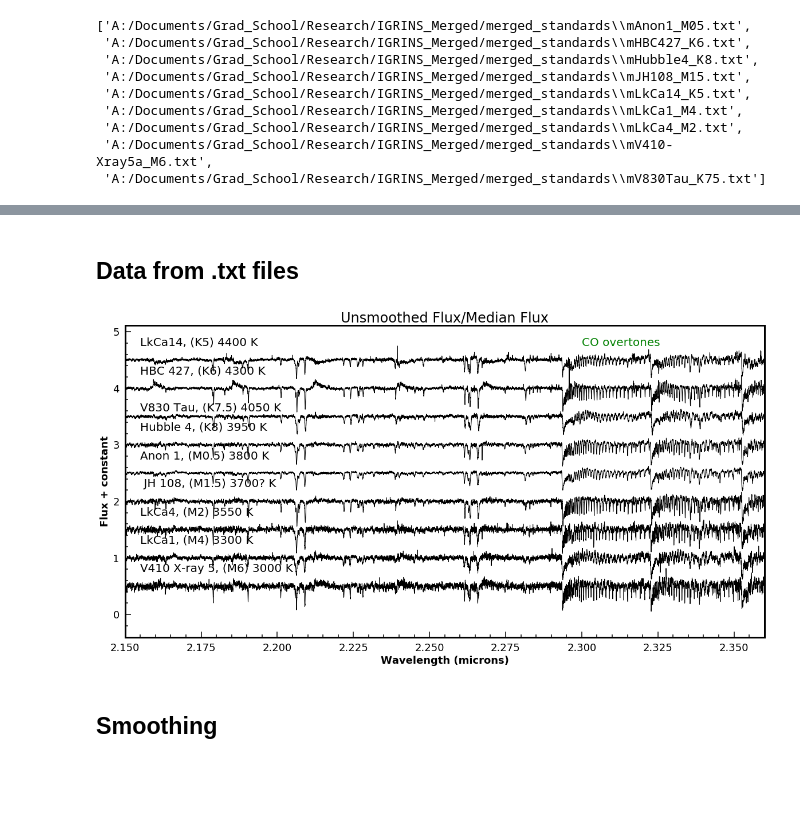
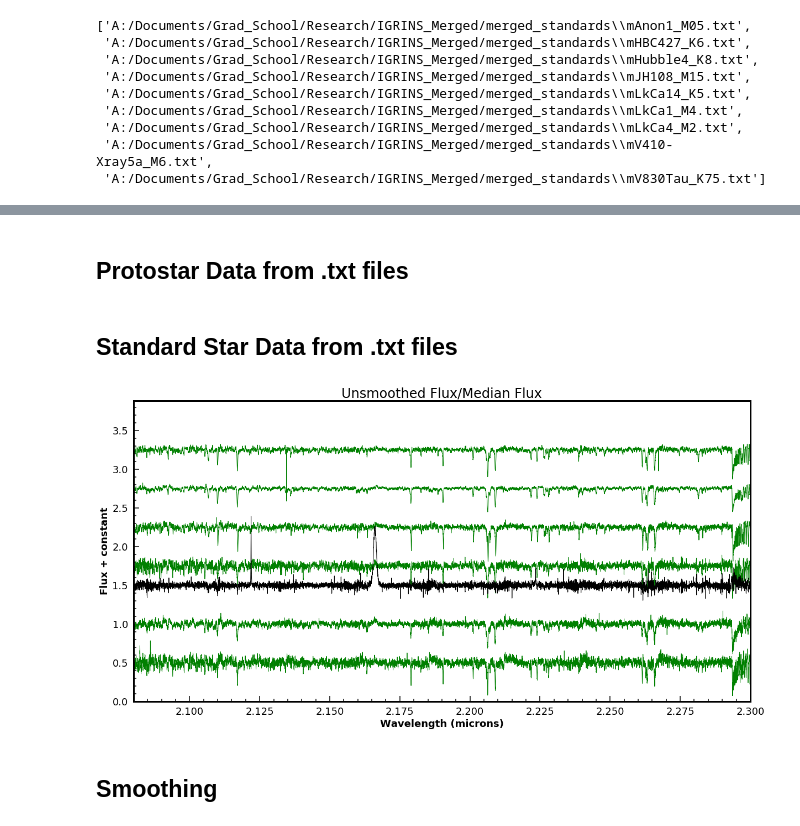
Before and after one commit to SavOliveira/IGRINS-Spectra, a Jupyter notebook: merged_standards_igrins.ipynb, the cells around one changed output, grey strips where cells are left out. Drawn from its saved outputs; the diff is of its cells as text; code cells hidden in the pictures; blank space fills up the shorter version.

```diff
--- a/merged_standards_igrins.ipynb
+++ b/merged_standards_igrins.ipynb
@@ -32,8 +32,10 @@ plt.rcParams['figure.titlesize'] = 20
 plt.rcParams['axes.labelweight']='bold'
 plt.rcParams['axes.linewidth'] = 3
 plt.rcParams['xtick.major.size'] = 7
+plt.rcParams['xtick.minor.visible'] = True
 plt.rcParams['xtick.minor.size'] = 5
 plt.rcParams['ytick.major.size'] = 7
+plt.rcParams['xtick.minor.visible'] = True
 plt.rcParams['ytick.minor.size'] = 5
 plt.rcParams['ytick.direction'] = 'in'
 plt.rcParams['xtick.direction'] = 'in'
@@ -46,3 +48,6 @@ fig_path = "A:/Documents/Grad_School/IGRINS-Spectra/IGRINS_figs/standards_spectr
 # Create the folder if it doesn't exist
 if not os.path.exists(fig_path):
     os.makedirs(fig_path)
+# %%
+proto_data_path = "A:/Documents/Grad_School/Research/IGRINS_Merged/"
+merged_proto_files = glob.glob(proto_data_path+"m*.txt")
@@ -225,2 +246,2 @@ merged_standard_files
 # %% [markdown]
-## Data from .txt files
+## Protostar Data from .txt files
@@ -227,3 +334,5 @@ merged_standard_files
+# %% [markdown]
+## Standard Star Data from .txt files
 # %%
 # Pandas Column IDs
 igrins_cols = ['Wavelength', 'Flux', 'SNR','zero']
@@ -362,60 +471,69 @@ v830tau_medflux = median_filter(v830tau_flux,size=window_size)
 # Comment later because you're a lazy bum
 fig,ax = plt.subplots(figsize=(20,10))
 
-plt.plot(Lkca14_wavlen,Lkca14_flux/Lkca14_medflux+3.5,linewidth=1,c='black')
+# plt.plot(Lkca14_wavlen,Lkca14_flux/Lkca14_medflux+3.5,linewidth=1,c='black')
 
-plt.plot(hbc427_wavlen,hbc427_flux/hbc427_medflux + 3,linewidth=1,c='black')
+# plt.plot(hbc427_wavlen,hbc427_flux/hbc427_medflux + 3,linewidth=1,c='black')
 
-plt.plot(v830tau_wavlen,v830tau_flux/v830tau_medflux+2.5,linewidth=1,c='black')
+# plt.plot(v830tau_wavlen,v830tau_flux/v830tau_medflux+2.5,linewidth=1,c='black')
 
-plt.plot(hubble4_wavlen,hubble4_flux/hubble4_medflux + 2,linewidth=1,c='black')
+plt.plot(hubble4_wavlen,hubble4_flux/hubble4_medflux + 2.25,linewidth=1,c='green',label='Taurus Standard')
 
-plt.plot(anon1_wavlen,anon1_flux/anon1_medflux+1.5, linewidth=1,c='black')
+plt.plot(anon1_wavlen,anon1_flux/anon1_medflux+1.75, linewidth=1,c='green')
 
-plt.plot(jh108_wavlen,jh108_flux/jh108_medflux+1,linewidth=1,c='black')
+plt.plot(jh108_wavlen,jh108_flux/jh108_medflux+1.25,linewidth=1,c='green')
 
-plt.plot(Lkca4_wavlen,Lkca4_flux/Lkca4_medflux+0.5,linewidth=1,c='black')
+plt.plot(Lkca4_wavlen,Lkca4_flux/Lkca4_medflux+0.75,linewidth=1,c='green')
 
-plt.plot(Lkca1_wavlen,Lkca1_flux/Lkca1_medflux,linewidth=1,c='black')
+plt.plot(Lkca1_wavlen,Lkca1_flux/Lkca1_medflux,linewidth=1,c='green')
 
-plt.plot(v410_wavlen,v410_flux/v410_medflux-0.5,linewidth=1,c='black')
+plt.plot(v410_wavlen,v410_flux/v410_medflux-0.5,linewidth=1,c='green')
 
-ax.text(2.155,4.75,'LkCa14, (K5) 4400 K')
-ax.text(2.155,4.25,'HBC 427, (K6) 4300 K')
-ax.text(2.155,3.6,'V830 Tau, (K7.5) 4050 K')
-ax.text(2.155,3.25,'Hubble 4, (K8) 3950 K')
-ax.text(2.155,2.75,'Anon 1, (M0.5) 3800 K')
-ax.text(2.155,2.25,' JH 108, (M1.5) 3700? K')
-ax.text(2.155,1.75,'LkCa4, (M2) 3550 K')
-ax.text(2.155,1.25,'LkCa1, (M4) 3300 K')
-ax.text(2.155,0.75,'V410 X-ray 5, (M6) 3000 K')
+# HOPS 132
+plt.plot(hops388_wavlen,hops388_flux/hops388_medflux + .5,linewidth=1,c='black')
+
+# Plot some text for all the standards
+text_x = 2.085
+# ax.text(text_x,4.75,'LkCa14, (K5) 4400 K')
+# ax.text(text_x,4.25,'HBC 427, (K6) 4300 K')
+# ax.text(text_x,3.6,'V830 Tau, (K7.5) 4050 K')
+# ax.text(text_x,3.25,'Hubble 4, (K8) 3950 K')
+# ax.text(text_x,2.75,'Anon 1, (M0.5) 3800 K')
+# ax.text(text_x,2.25,' JH 108, (M1.5) 3700? K')
+# ax.text(text_x,1.75,'LkCa4, (M2) 3550 K')
+# ax.text(text_x,1.25,'LkCa1, (M4) 3300 K')
+# ax.text(text_x,0.75,'V410 X-ray 5, (M6) 3000 K')
+
+# Plot text for the protostar(s)
+# ax.text()
+
 # CO Overtones
-ax.text(2.3,4.75,'CO overtones',color='g')
+# ax.text(2.3,4.75,'CO overtones',color='g')
 
 # ax.set_xscale('log')
 # ax.set_yscale('log')
 
 # Add minor ticks
 ax.xaxis.set_minor_locator(ticker.AutoMinorLocator())
 ax.yaxis.set_minor_locator(ticker.AutoMinorLocator())
 
 # Set the tick parameters
 ax.tick_params(axis='both', which='major', width=1.5, length=10, pad=10)
 ax.tick_params(axis='both', which='minor', width=1.5, length=5, pad=10)
 
-plt.xlim(2.15,2.36)
+plt.xlim(2.08,2.3)
 # plt.xlim(2.22,2.235)
-# plt.ylim(0,5)
+plt.ylim(0)
 
 plt.xlabel('Wavelength (microns)')
 plt.ylabel('Flux + constant')
 # plt.legend()
 plt.title('Unsmoothed Flux/Median Flux')
 plt.savefig(fig_path+'standards_2.15_2.25.png')
 
 plt.show()
 # %% [output]
-[figure, old version]
+[figure, new version]
 # %% [markdown]
 ## Smoothing
 # %%
```
Also changed, not shown: parts of 6 cells of this notebook, 14 other files.
